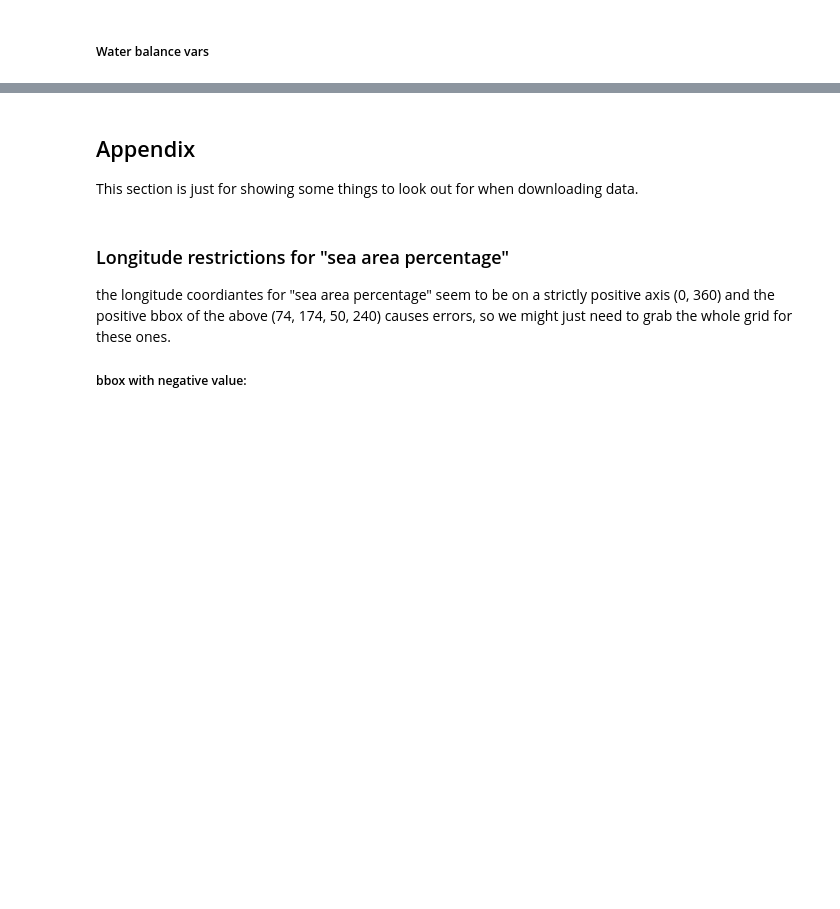
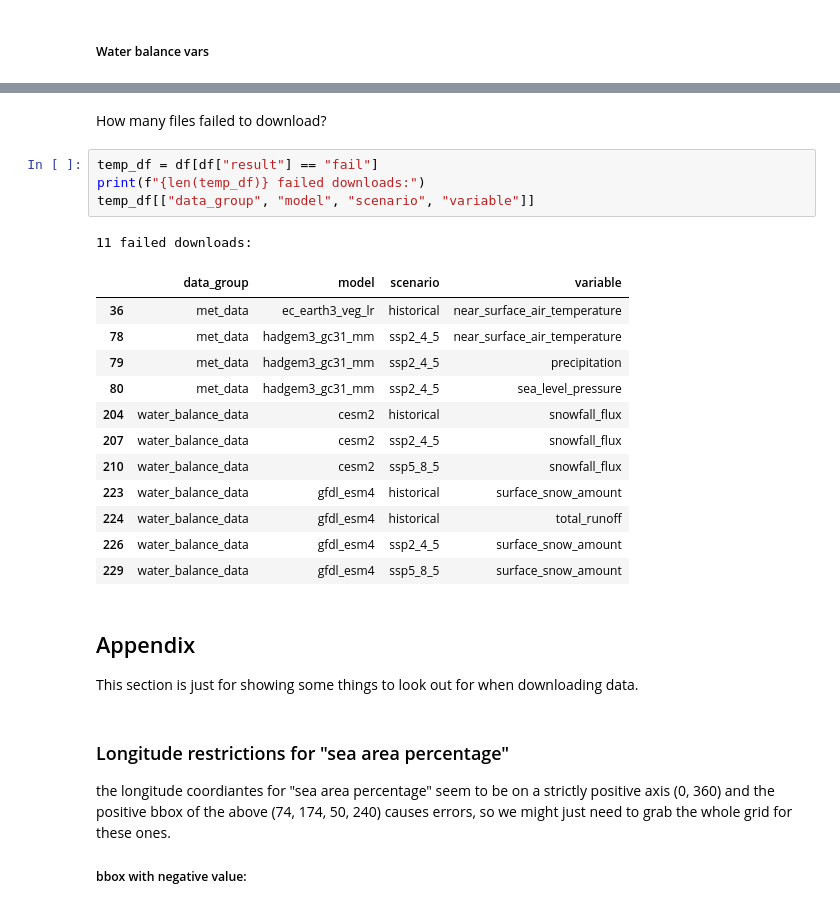
Before and after one commit to ua-snap/cmip6-utils, a Jupyter notebook: deltas_pipeline.ipynb, the cells around one changed output, grey strips where cells are left out. Drawn from its saved outputs; the diff is of its cells as text; blank space fills up the shorter version.

```diff
--- a/deltas_pipeline.ipynb
+++ b/deltas_pipeline.ipynb
@@ -306,3 +400,23 @@ def update_tracker(base_dir, scratch_dir):
+# %% [markdown]
+How many files failed to download?
+# %%
+temp_df = df[df["result"] == "fail"]
+print(f"{len(temp_df)} failed downloads:")
+temp_df[["data_group", "model", "scenario", "variable"]]
+# %% [output]
+11 failed downloads:
+|  | data_group | model | scenario | variable |
+| 36 | met_data | ec_earth3_veg_lr | historical | near_surface_air_temperature |
+| 78 | met_data | hadgem3_gc31_mm | ssp2_4_5 | near_surface_air_temperature |
+| 79 | met_data | hadgem3_gc31_mm | ssp2_4_5 | precipitation |
+| 80 | met_data | hadgem3_gc31_mm | ssp2_4_5 | sea_level_pressure |
+| 204 | water_balance_data | cesm2 | historical | snowfall_flux |
+| 207 | water_balance_data | cesm2 | ssp2_4_5 | snowfall_flux |
+| 210 | water_balance_data | cesm2 | ssp5_8_5 | snowfall_flux |
+| 223 | water_balance_data | gfdl_esm4 | historical | surface_snow_amount |
+| 224 | water_balance_data | gfdl_esm4 | historical | total_runoff |
+| 226 | water_balance_data | gfdl_esm4 | ssp2_4_5 | surface_snow_amount |
+| 229 | water_balance_data | gfdl_esm4 | ssp5_8_5 | surface_snow_amount |
 # %% [markdown]
 ## Appendix
 
```
Also changed, not shown: parts of 25 cells of this notebook, 1 other file.
